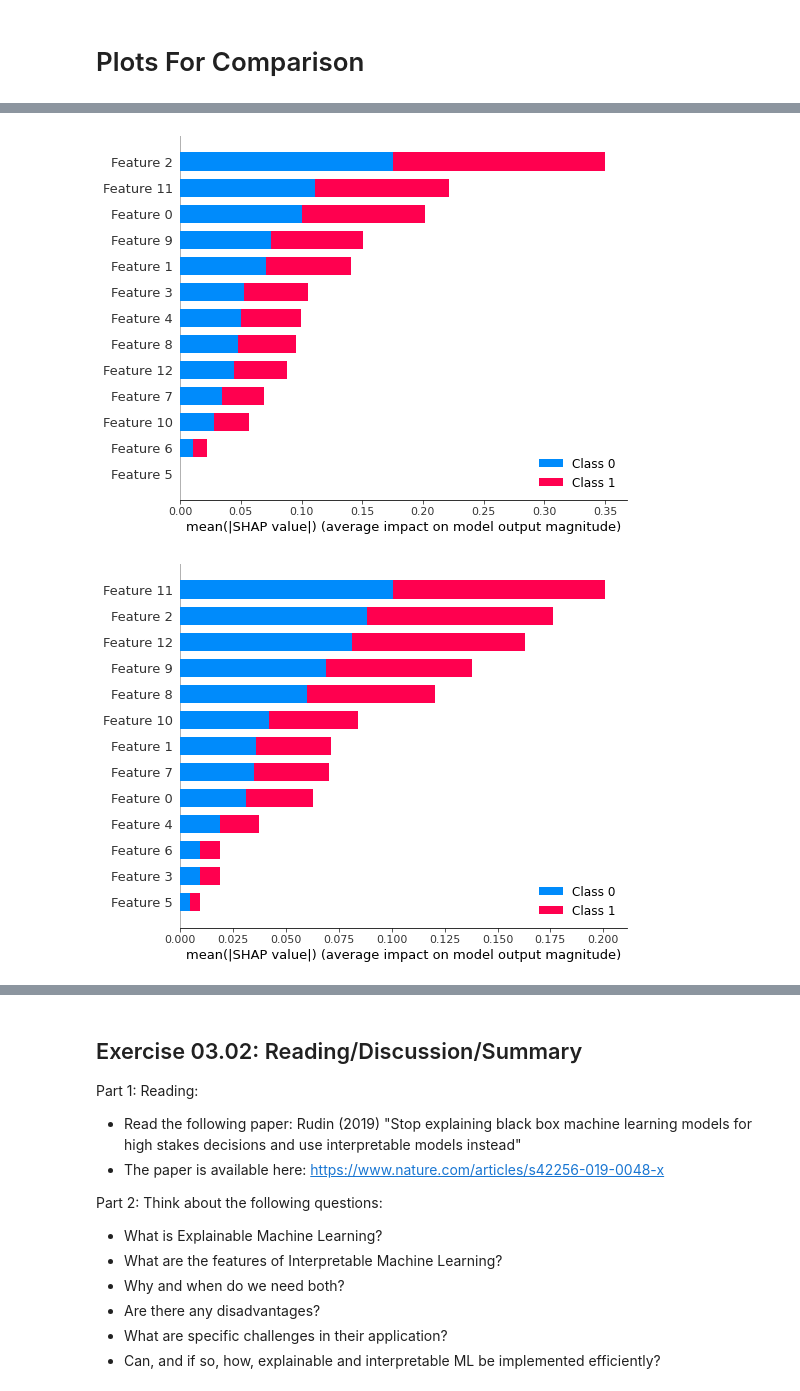
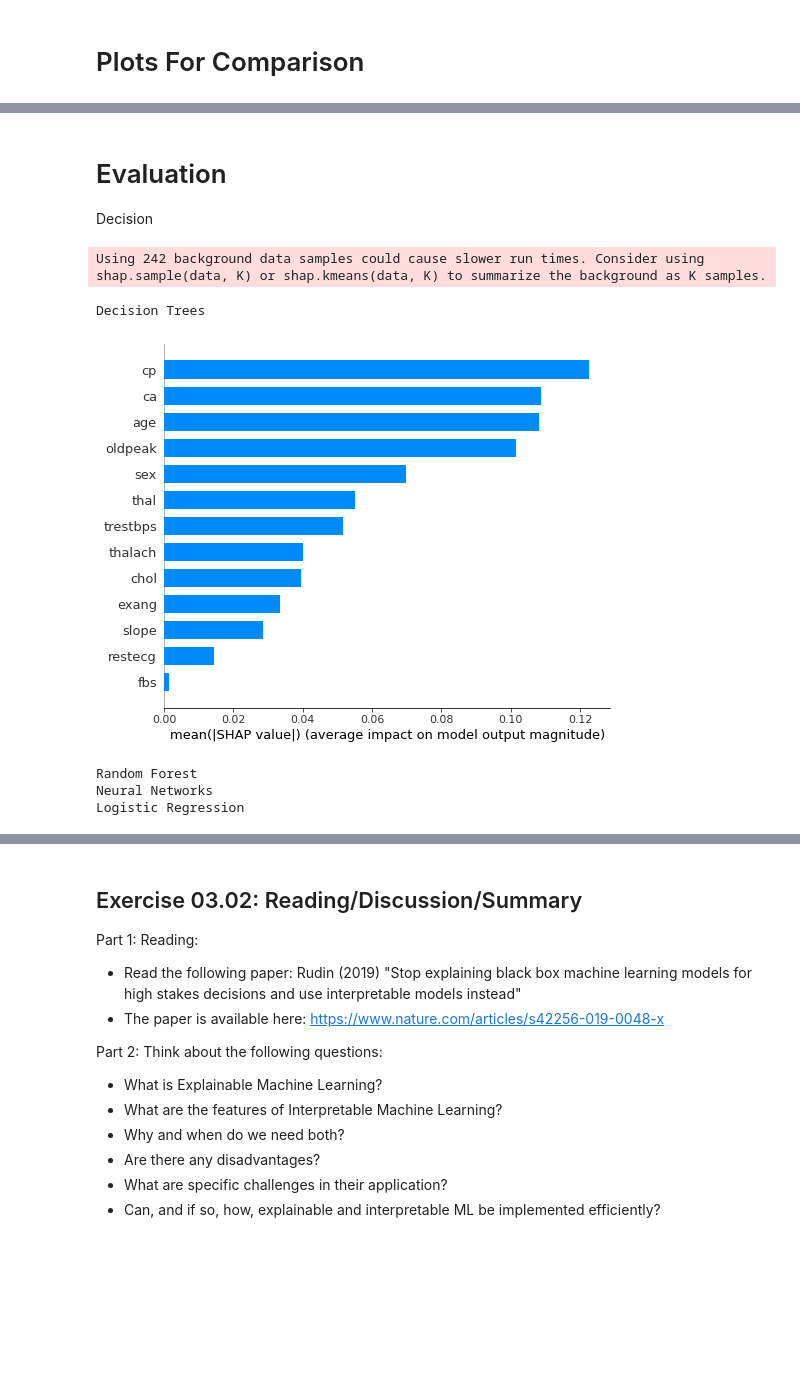
Before and after one commit to mhuendorf/KBS, a Jupyter notebook: exercises/practical/Assignment_3/KBS-Assignment3.ipynb, the cells around one changed output, grey strips where cells are left out. Saved outputs shown, nothing was run; the diff lists cells and outputs as text; code cells hidden in the pictures; blank space fills up the shorter version.

```diff
--- a/exercises/practical/Assignment_3/KBS-Assignment3.ipynb
+++ b/exercises/practical/Assignment_3/KBS-Assignment3.ipynb
@@ -297,23 +297,57 @@ plt.show()
+# %% [markdown]
+# Evaluation
+
+Decision
 # %%
 import shap
 
 # DF, based on which importance is checked
-X_importance = X_test
-X_importance2 = X_test
+X_importance_dtc = X_test
+X_importance_rfc = X_test
+
+X_importance_nn = X_test
+X_importance_lg = X_test
 
 # Explain model predictions for decision trees using shap library:
-explainer_dtc = shap.TreeExplainer(dtc)
-shap_values = explainer_dtc.shap_values(X_importance)
+#explainer_dtc = shap.TreeExplainer(dtc)
+#shap_values_dtc = explainer_dtc.shap_values(X_importance_dtc)
+explainer_dtc = shap.KernelExplainer(dtc.predict,X_train)
+shap_values_dtc = explainer_dtc.shap_values(X_importance_dtc)
 
 #random forest
-explainer_rfc = shap.TreeExplainer(rfc.fit(X_train, y_train))
-shap_values2 = explainer_rfc.shap_values(X_importance2)
+#explainer_rfc = shap.TreeExplainer(rfc)
+#shap_values_rfc = explainer_rfc.shap_values(X_importance_rfc)
+#explainer_rfc = shap.KernelExplainer(rfc.predict,X_train)
+#shap_values_rfc = explainer_rfc.shap_values(X_importance_rfc)
+
+#neural network
+#explainer_nn = shap.KernelExplainer(mlpc.predict,X_train)
+#shap_values_nn = explainer_nn.shap_values(X_importance_nn)
+
+#logistic regression
+#explainer_lg = shap.KernelExplainer(lgr.predict,X_train)
+#shap_values_lg = explainer_lg.shap_values(X_importance_lg)
+# %% [output]
+Using 242 background data samples could cause slower run times. Consider using shap.sample(data, K) or shap.kmeans(data, K) to summarize the background as K samples.
-# %%
-# Plot summary_plot for dt as barplot:
-shap.summary_plot(shap_values, X_importance, plot_type='bar')
-
-# Plot summary_plot for rfc as barplot:
-shap.summary_plot(shap_values2, X_importance2, plot_type='bar')
-# %% [output]
-[figure, removed]
-[figure, removed]
+# %%
+# Plot summary_plot for dt as barplot:
+print("Decision Trees")
+shap.summary_plot(shap_values_dtc, X_importance_dtc, plot_type='bar')
+
+# Plot summary_plot for rfc as barplot:
+print("Random Forest")
+#shap.summary_plot(shap_values_rfc, X_importance_rfc, plot_type='bar')
+
+#neural network:
+print("Neural Networks")
+#shap.summary_plot(shap_values_nn, X_importance_nn, plot_type='bar')
+
+#logistic regression:
+print("Logistic Regression")
+#shap.summary_plot(shap_values_lg, X_importance_lg, plot_type='bar')
+# %% [output]
+Decision Trees
+[figure, added]
+Random Forest
+Neural Networks
+Logistic Regression
```
Also changed, not shown: parts of 18 cells of this notebook.
